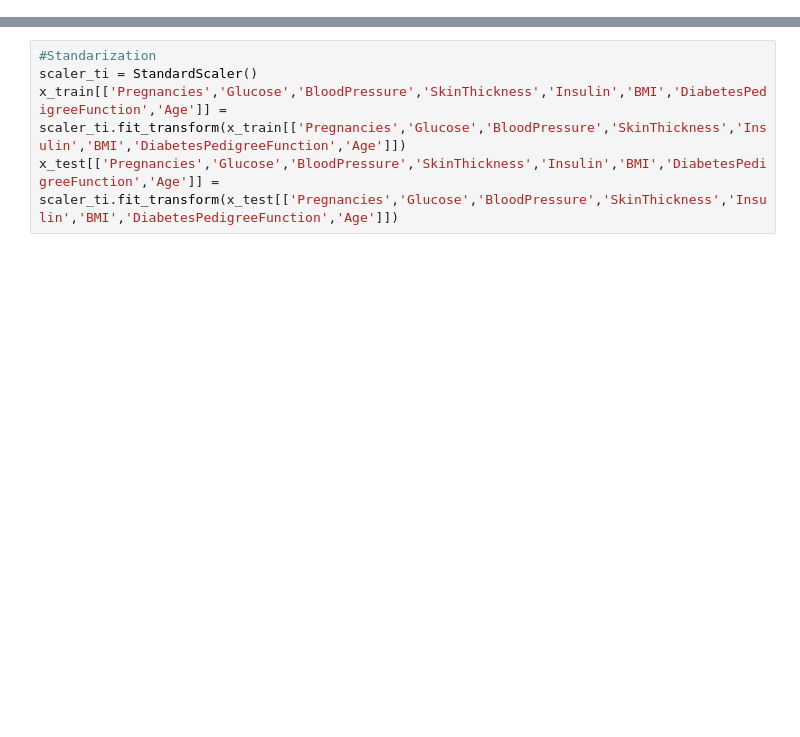
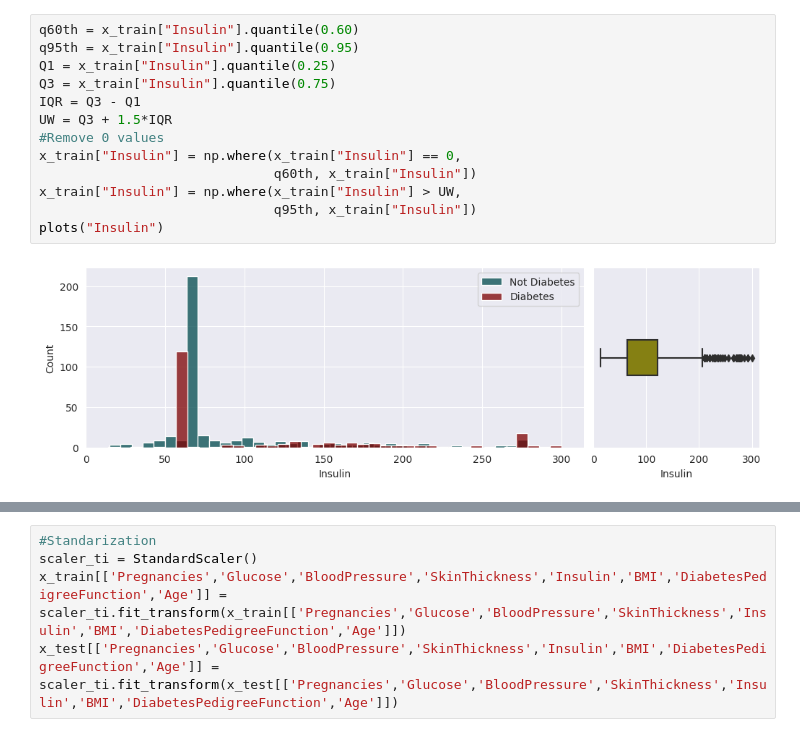
Before and after one commit to anhdung2k1/CS-Adelaide, a Jupyter notebook: diabetes_prediction.ipynb, the cells around one changed output, grey strips where cells are left out. Saved outputs shown, nothing was run; the diff lists cells and outputs as text; blank space fills up the shorter version.

```diff
--- a/diabetes_prediction.ipynb
+++ b/diabetes_prediction.ipynb
@@ -194,0 +169,15 @@ x_train,x_test,y_train,y_test = train_test_split(x,y,test_size=0.3,random_state=
+# %%
+q60th = x_train["Insulin"].quantile(0.60)
+q95th = x_train["Insulin"].quantile(0.95)
+Q1 = x_train["Insulin"].quantile(0.25)
+Q3 = x_train["Insulin"].quantile(0.75)
+IQR = Q3 - Q1
+UW = Q3 + 1.5*IQR
+#Remove 0 values
+x_train["Insulin"] = np.where(x_train["Insulin"] == 0,
+                              q60th, x_train["Insulin"])
+x_train["Insulin"] = np.where(x_train["Insulin"] > UW,
+                              q95th, x_train["Insulin"])
+plots("Insulin")
+# %% [output]
+[figure, added]
```
Also changed, not shown: parts of 27 cells of this notebook.
